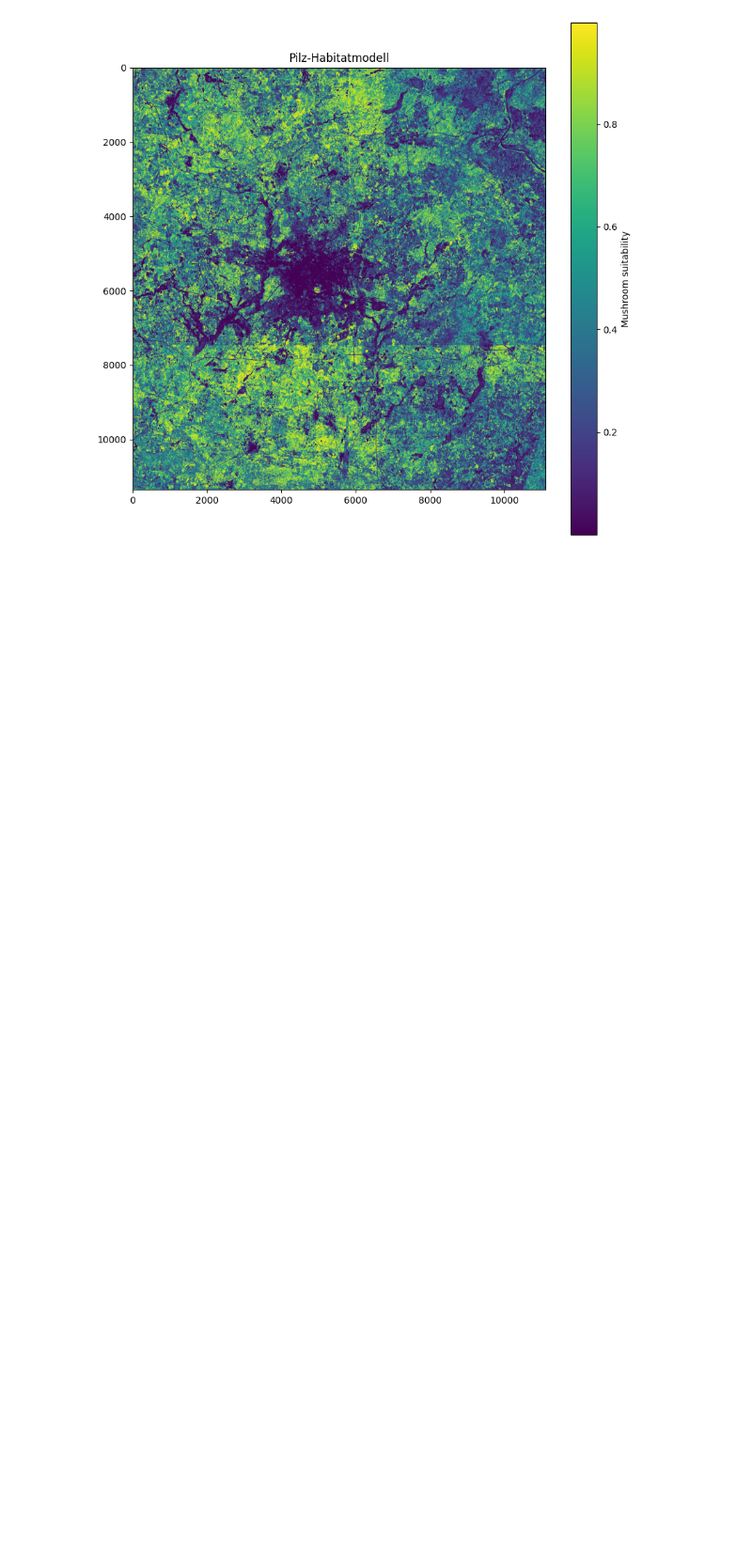
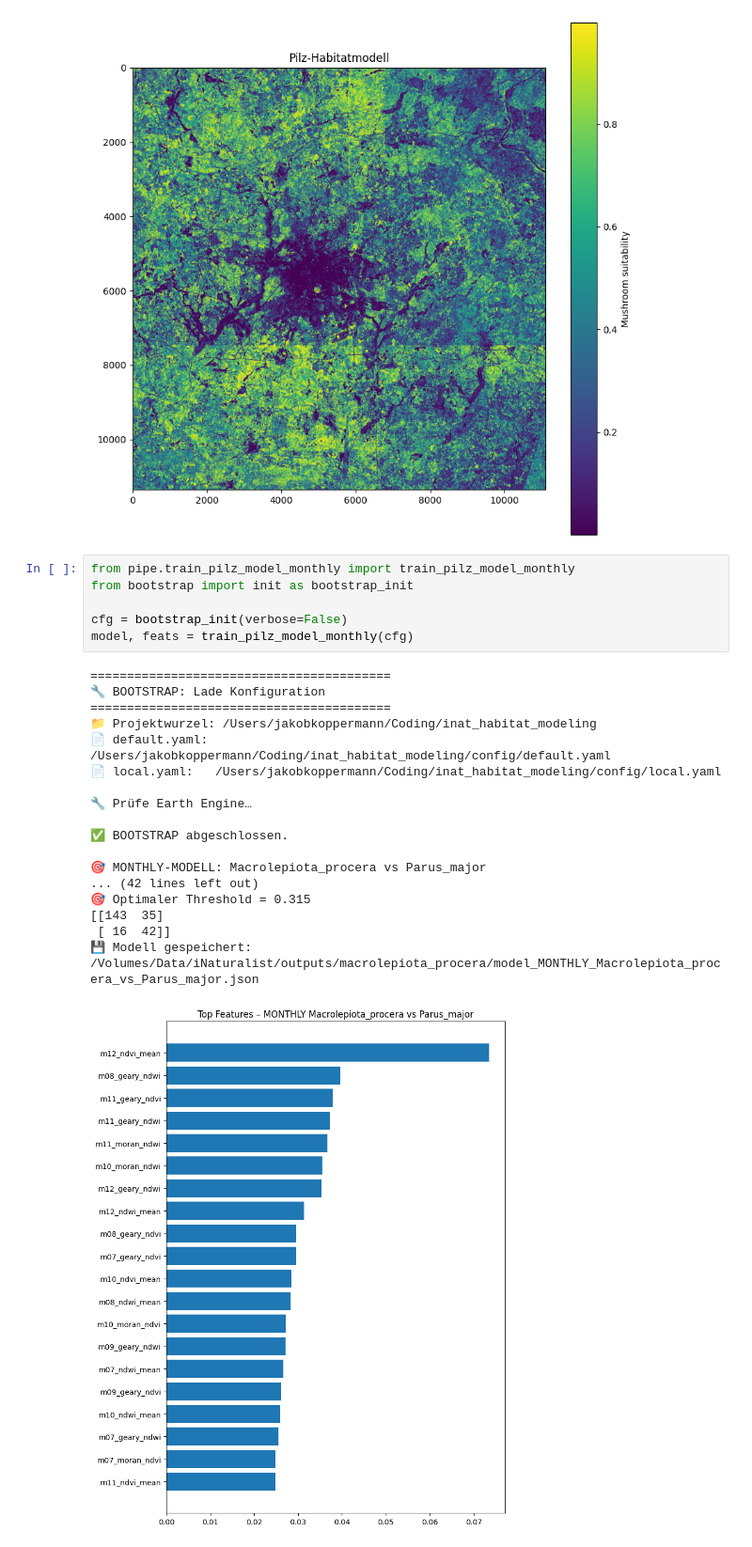
Before and after one commit to Jkoeppens/inat_habitat_modeling, a Jupyter notebook: Notebooks/full Pipeline.ipynb, the cells around one changed output. Shown at 94% size. Saved outputs shown, nothing was run; the diff lists cells and outputs as text; blank space fills up the shorter version.

```diff
--- a/Notebooks/251110_iNaturalist.ipynb
+++ b/Notebooks/full Pipeline.ipynb
@@ -770,3 +858,28 @@ with rasterio.open(path) as src:
     plt.title("Pilz-Habitatmodell")
 # %% [output]
 [figure]
+# %%
+from pipe.train_pilz_model_monthly import train_pilz_model_monthly
+from bootstrap import init as bootstrap_init
+
+cfg = bootstrap_init(verbose=False)
+model, feats = train_pilz_model_monthly(cfg)
+# %% [output]
+=========================================
+🔧 BOOTSTRAP: Lade Konfiguration
+=========================================
+📁 Projektwurzel: /Users/jakobkoppermann/Coding/inat_habitat_modeling
+📄 default.yaml: /Users/jakobkoppermann/Coding/inat_habitat_modeling/config/default.yaml
+📄 local.yaml:   /Users/jakobkoppermann/Coding/inat_habitat_modeling/config/local.yaml
+
+🔧 Prüfe Earth Engine…
+
+✅ BOOTSTRAP abgeschlossen.
+
+🎯 MONTHLY-MODELL: Macrolepiota_procera vs Parus_major
+... (42 lines left out)
+🎯 Optimaler Threshold = 0.315
+[[143  35]
+ [ 16  42]]
+💾 Modell gespeichert: /Volumes/Data/iNaturalist/outputs/macrolepiota_procera/model_MONTHLY_Macrolepiota_procera_vs_Parus_major.json
+[figure, added]
```
Also changed, not shown: parts of 11 cells of this notebook, 49 other files.
